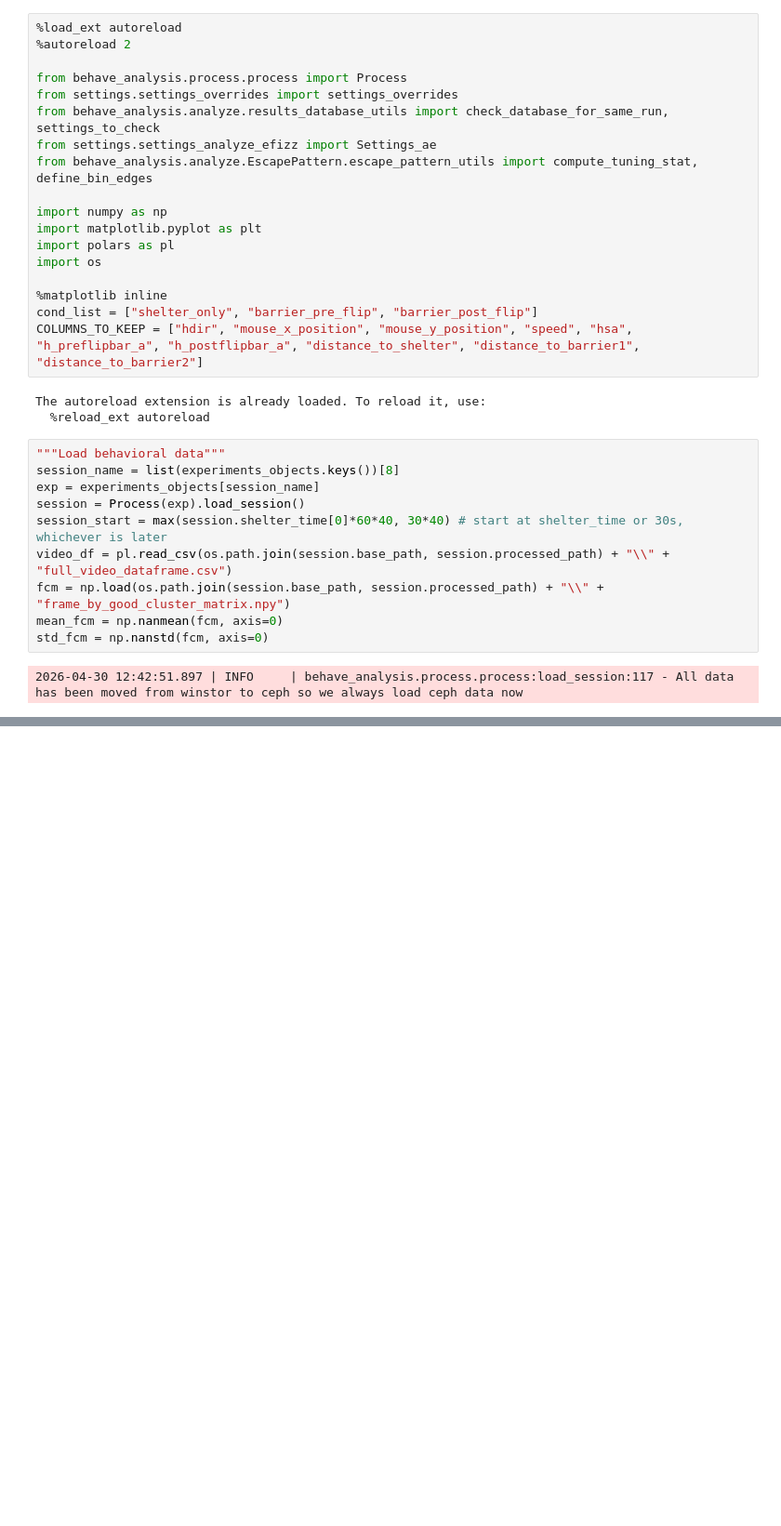
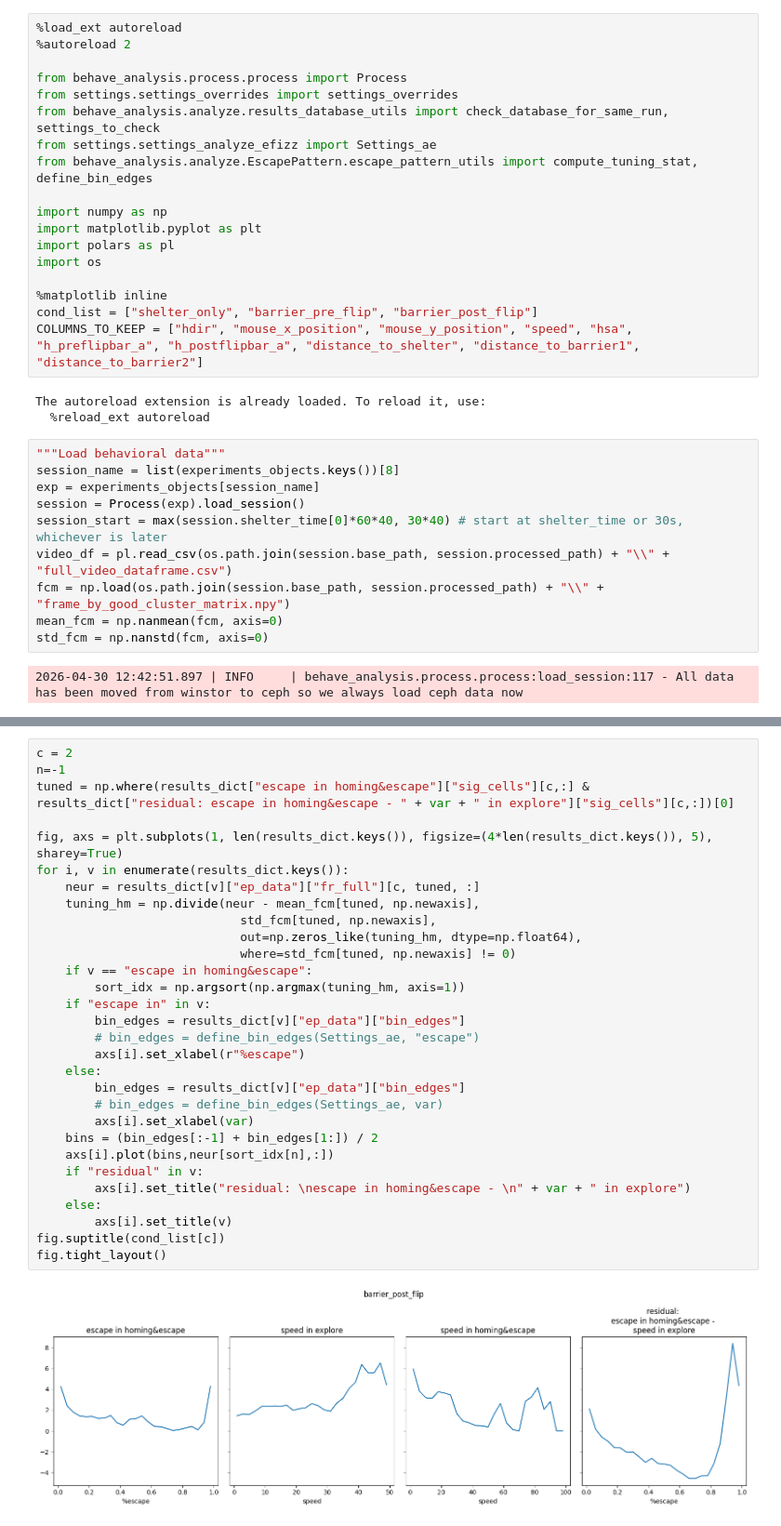
Before and after one commit to BrancoLab/JAL2_subgoal_pipeline, a Jupyter notebook: JR_test_scripts/Visualize_Tuning_Compare_Vars.ipynb, the cells around one changed output, grey strips where cells are left out. Shown at 93% size. Drawn from its saved outputs; the diff is of its cells as text; blank space fills up the shorter version.

```diff
--- a/JR_test_scripts/Visualize_Tuning_Compare_Vars.ipynb
+++ b/JR_test_scripts/Visualize_Tuning_Compare_Vars.ipynb
@@ -152,3 +154,35 @@ fig.tight_layout()
+# %%
+c = 2
+n=-1
+tuned = np.where(results_dict["escape in homing&escape"]["sig_cells"][c,:] & results_dict["residual: escape in homing&escape - " + var + " in explore"]["sig_cells"][c,:])[0]
+
+fig, axs = plt.subplots(1, len(results_dict.keys()), figsize=(4*len(results_dict.keys()), 5), sharey=True)
+for i, v in enumerate(results_dict.keys()):
+    neur = results_dict[v]["ep_data"]["fr_full"][c, tuned, :]
+    tuning_hm = np.divide(neur - mean_fcm[tuned, np.newaxis],
+                            std_fcm[tuned, np.newaxis],
+                            out=np.zeros_like(tuning_hm, dtype=np.float64),
+                            where=std_fcm[tuned, np.newaxis] != 0)
+    if v == "escape in homing&escape":
+        sort_idx = np.argsort(np.argmax(tuning_hm, axis=1))
+    if "escape in" in v:
+        bin_edges = results_dict[v]["ep_data"]["bin_edges"]
+        # bin_edges = define_bin_edges(Settings_ae, "escape")
+        axs[i].set_xlabel(r"%escape")
+    else:
+        bin_edges = results_dict[v]["ep_data"]["bin_edges"]
+        # bin_edges = define_bin_edges(Settings_ae, var)
+        axs[i].set_xlabel(var)
+    bins = (bin_edges[:-1] + bin_edges[1:]) / 2
+    axs[i].plot(bins,neur[sort_idx[n],:])
+    if "residual" in v:
+        axs[i].set_title("residual: \nescape in homing&escape - \n" + var + " in explore")
+    else:
+        axs[i].set_title(v)
+fig.suptitle(cond_list[c])
+fig.tight_layout()
+# %% [output]
+[figure, added]
 # %%
 c = 2
 
```
Also changed, not shown: parts of 3 cells of this notebook, 6 other files.
